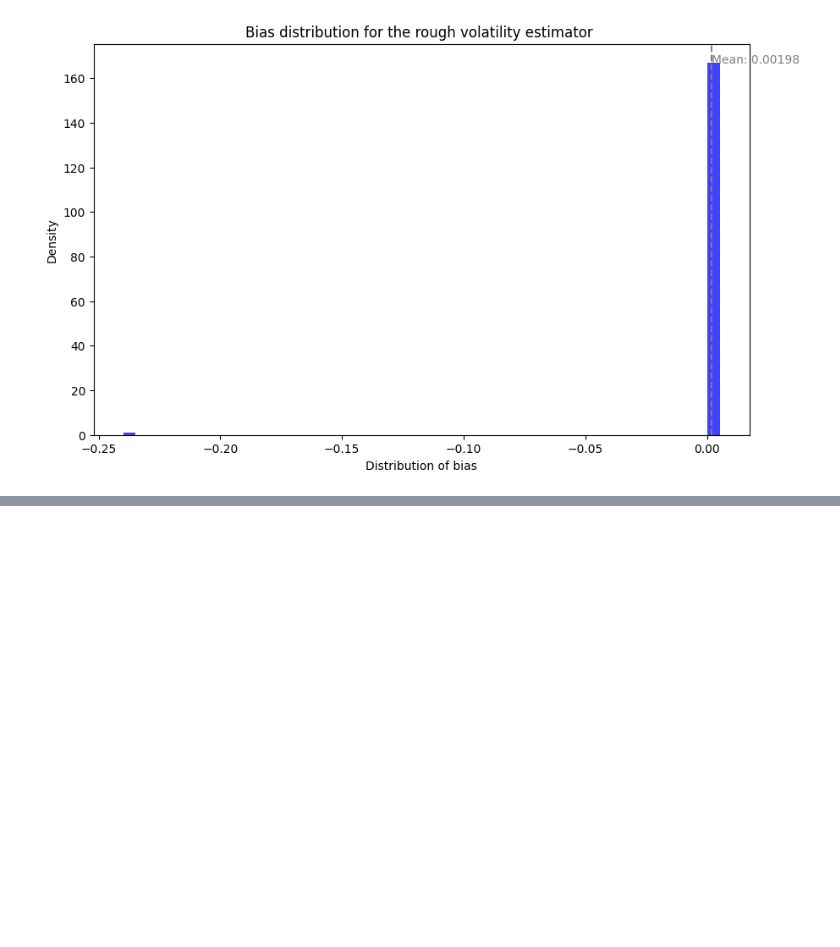
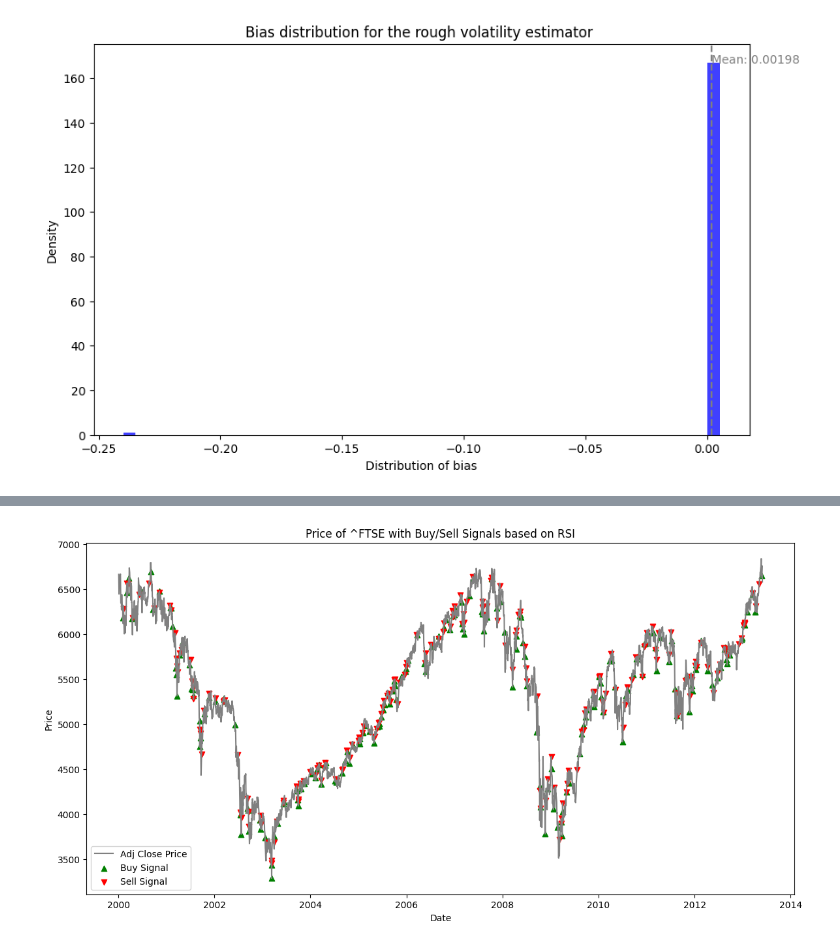
Before and after one commit to EIfinance/ei, a Jupyter notebook: Days_1_2.ipynb, the cells around one changed output, grey strips where cells are left out. Cells and saved outputs as stored; diff of their text form; code cells hidden in the pictures; blank space fills up the shorter version.

```diff
--- a/Days_1_2.ipynb
+++ b/Days_1_2.ipynb
@@ -1409,0 +1549,82 @@ plt.show()
+# %%
+import yfinance as yf
+import numpy as np
+import pandas as pd
+import matplotlib.pyplot as plt
+
+def analyze_trading_strategy_RSI(symbol, start_date='2020-01-01', end_date='2024-06-01', rsi_period=14, rsi_overbought=70, rsi_oversold=30):
+    # Téléchargement des données historiques
+    historical_data = yf.download(symbol, start=start_date, end=end_date)
+    print("Historical data downloaded for", symbol)
+
+    # Calcul de l'indicateur RSI
+    delta = historical_data['Adj Close'].diff()
+    gain = (delta.where(delta > 0, 0)).rolling(window=rsi_period).mean()
+    loss = (-delta.where(delta < 0, 0)).rolling(window=rsi_period).mean()
+    rs = gain / loss
+    rsi = 100 - (100 / (1 + rs))
+    historical_data['RSI'] = rsi
+
+    # Génération des signaux d'achat et de vente basés sur RSI
+    historical_data['Signal'] = np.where(historical_data['RSI'] < rsi_oversold, 1, np.where(historical_data['RSI'] > rsi_overbought, -1, 0))
+    historical_data['Signal'] = historical_data['Signal'].diff().fillna(0)
+    historical_data['Buy_Price'] = np.where((historical_data['Signal'] == 1), historical_data['Adj Close'], np.nan)
+    historical_data['Sell_Price'] = np.where((historical_data['Signal'] == -1), historical_data['Adj Close'], np.nan)
+
+    # Calcul du P&L quotidien et cumulatif
+    historical_data['Return'] = historical_data['Adj Close'].pct_change()
+    historical_data['PnL'] = historical_data['Signal'].shift(1) * historical_data['Return']
+    historical_data['Cumulative_PnL'] = (1 + historical_data['PnL']).cumprod()
+
+    # Calcul du Sharpe Ratio
+    sharpe_ratio = historical_data['PnL'].mean() / historical_data['PnL'].std() * np.sqrt(252)
+
+    # Calcul du drawdown
+    historical_data['Peak'] = historical_data['Cumulative_PnL'].cummax()
+    historical_data['Drawdown'] = (historical_data['Peak'] - historical_data['Cumulative_PnL']) / historical_data['Peak']
+    max_drawdown = historical_data['Drawdown'].max()
+
+    # Création du carnet d'ordre
+    orders = []
+    for i in range(len(historical_data)):
+        if not np.isnan(historical_data['Buy_Price'][i]):
+            orders.append({'Date': historical_data.index[i], 'Type': 'Buy', 'Price': historical_data['Adj Close'][i], 'Units': 1})
+        if not np.isnan(historical_data['Sell_Price'][i]):
+            orders.append({'Date': historical_data.index[i], 'Type': 'Sell', 'Price': historical_data['Adj Close'][i], 'Units': 1})
+    orders_df = pd.DataFrame(orders)
+
+    # Graphique du prix de l'actif avec signaux d'achat et de vente
+    plt.figure(figsize=(14, 7))
+    plt.plot(historical_data['Adj Close'], label='Adj Close Price', color='grey')
+    plt.scatter(historical_data.index, historical_data['Buy_Price'], label='Buy Signal', marker='^', color='green', alpha=1)
+    plt.scatter(historical_data.index, historical_data['Sell_Price'], label='Sell Signal', marker='v', color='red', alpha=1)
+    plt.title(f'Price of {symbol} with Buy/Sell Signals based on RSI')
+    plt.xlabel('Date')
+    plt.ylabel('Price')
+    plt.legend()
+    plt.show()
+
+    # Calcul des bénéfices totaux
+    buy_prices = historical_data['Buy_Price'].dropna().values
+    sell_prices = historical_data['Sell_Price'].dropna().values
+    num_trades = min(len(buy_prices), len(sell_prices))
+    profits = sell_prices[:num_trades] - buy_prices[:num_trades]
+    total_profit = profits.sum()
+
+    # Retourner les résultats sous forme de dictionnaire
+    return {
+        'Sharpe_Ratio': sharpe_ratio,
+        'Max_Drawdown': max_drawdown,
+        'Total_Profit': total_profit,
+        'Cumulative_PnL': historical_data['Cumulative_PnL'].iloc[-1],
+        'Order_Book': orders_df
+    }
+
+# Tester la stratégie sur le NASDAQ (IXIC) pour la période entre 2020 et 2024
+ftse_results = analyze_trading_strategy_RSI('^FTSE', '2000-01-01', '2013-06-01')
+print("Results for FTSE:", ftse_results)
+
+# Tester la stratégie sur le SPY (ETF S&P 500) pour la période entre 2020 et 2024
+spy_results = analyze_trading_strategy_RSI('SPY', '2000-01-01', '2013-06-01')
+print("Results for SPY:", spy_results)
+# %% [output]
@@ -1409,0 +1633 @@ plt.show()
+[figure, added]
```
Also changed, not shown: parts of 10 cells of this notebook.
